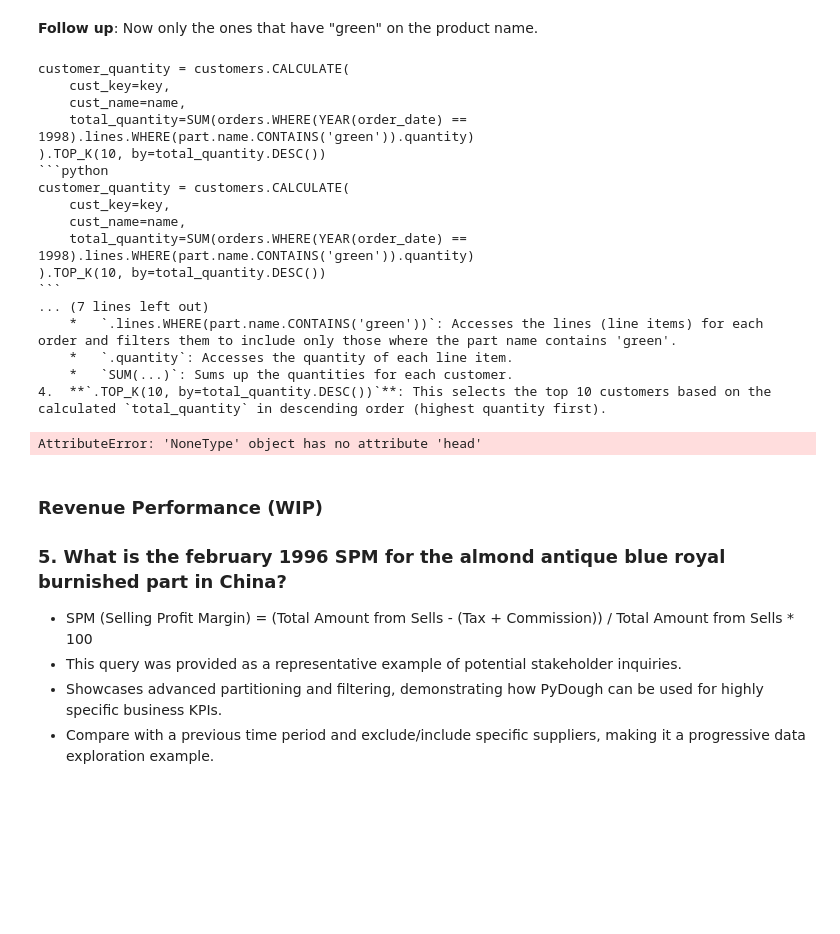
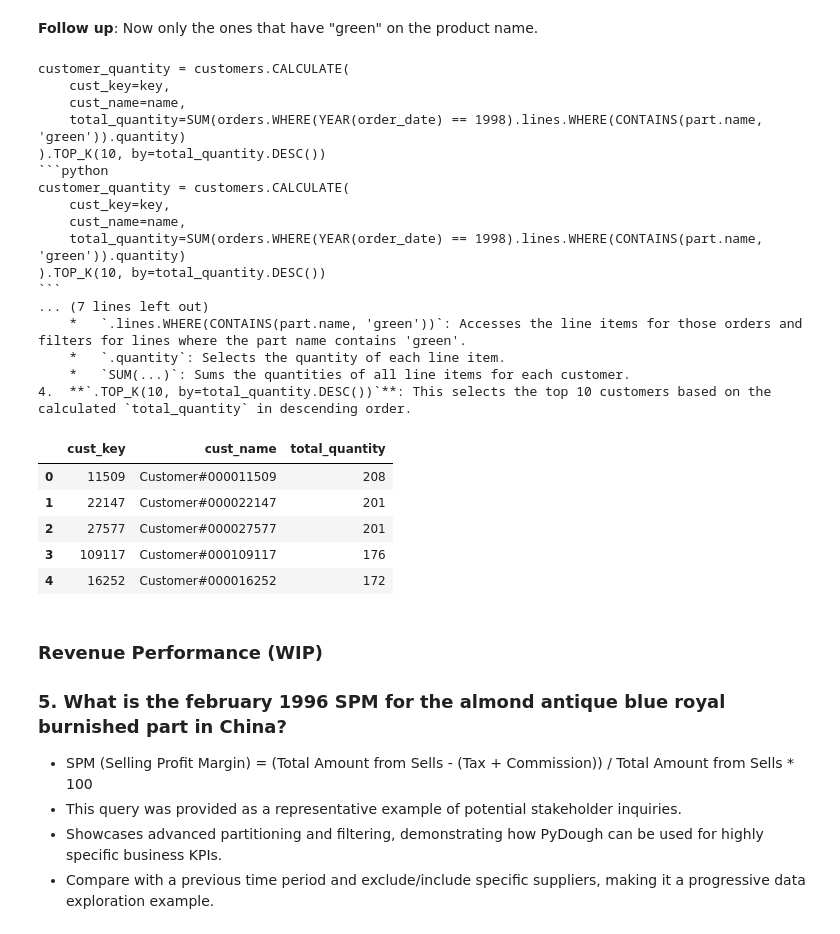
Before and after one commit to bodo-ai/text2pydough, a Jupyter notebook: workbench/AAraya/demo/llm_demo_final_vRK_v2.ipynb, the cells around one changed output. Saved outputs shown, nothing was run; the diff lists cells and outputs as text; code cells hidden in the pictures; blank space fills up the shorter version.

````diff
--- a/workbench/AAraya/demo/llm_demo_final_vRK_v2.ipynb
+++ b/workbench/AAraya/demo/llm_demo_final_vRK_v2.ipynb
@@ -658,29 +658,34 @@ customer_quantity = customers.CALCULATE(
 # %% [markdown]
 **Follow up**: Now only the ones that have "green" on the product name.
 # %%
-result= client.discourse(result, "Only the ones that have 'green' on the product name.")
+result= client.discourse(result, "Return the ones that have 'green' on the product name.")
 
 print(result.full_explanation)
 result.df.head()
 # %% [output]
 customer_quantity = customers.CALCULATE(
     cust_key=key,
     cust_name=name,
-    total_quantity=SUM(orders.WHERE(YEAR(order_date) == 1998).lines.WHERE(part.name.CONTAINS('green')).quantity)
+    total_quantity=SUM(orders.WHERE(YEAR(order_date) == 1998).lines.WHERE(CONTAINS(part.name, 'green')).quantity)
 ).TOP_K(10, by=total_quantity.DESC())
 ```python
 customer_quantity = customers.CALCULATE(
     cust_key=key,
     cust_name=name,
-    total_quantity=SUM(orders.WHERE(YEAR(order_date) == 1998).lines.WHERE(part.name.CONTAINS('green')).quantity)
+    total_quantity=SUM(orders.WHERE(YEAR(order_date) == 1998).lines.WHERE(CONTAINS(part.name, 'green')).quantity)
 ).TOP_K(10, by=total_quantity.DESC())
 ```
 ... (7 lines left out)
-    *   `.lines.WHERE(part.name.CONTAINS('green'))`: Accesses the lines (line items) for each order and filters them to include only those where the part name contains 'green'.
-    *   `.quantity`: Accesses the quantity of each line item.
-    *   `SUM(...)`: Sums up the quantities for each customer.
-4.  **`.TOP_K(10, by=total_quantity.DESC())`**: This selects the top 10 customers based on the calculated `total_quantity` in descending order (highest quantity first).
+    *   `.lines.WHERE(CONTAINS(part.name, 'green'))`: Accesses the line items for those orders and filters for lines where the part name contains 'green'.
+    *   `.quantity`: Selects the quantity of each line item.
+    *   `SUM(...)`: Sums the quantities of all line items for each customer.
+4.  **`.TOP_K(10, by=total_quantity.DESC())`**: This selects the top 10 customers based on the calculated `total_quantity` in descending order.
-AttributeError: 'NoneType' object has no attribute 'head'
+|  | cust_key | cust_name | total_quantity |
+| 0 | 11509 | Customer#000011509 | 208 |
+| 1 | 22147 | Customer#000022147 | 201 |
+| 2 | 27577 | Customer#000027577 | 201 |
+| 3 | 109117 | Customer#000109117 | 176 |
+| 4 | 16252 | Customer#000016252 | 172 |
 # %% [markdown]
 ### Revenue Performance (WIP)
 
````
Also changed, not shown: 1 other file.
